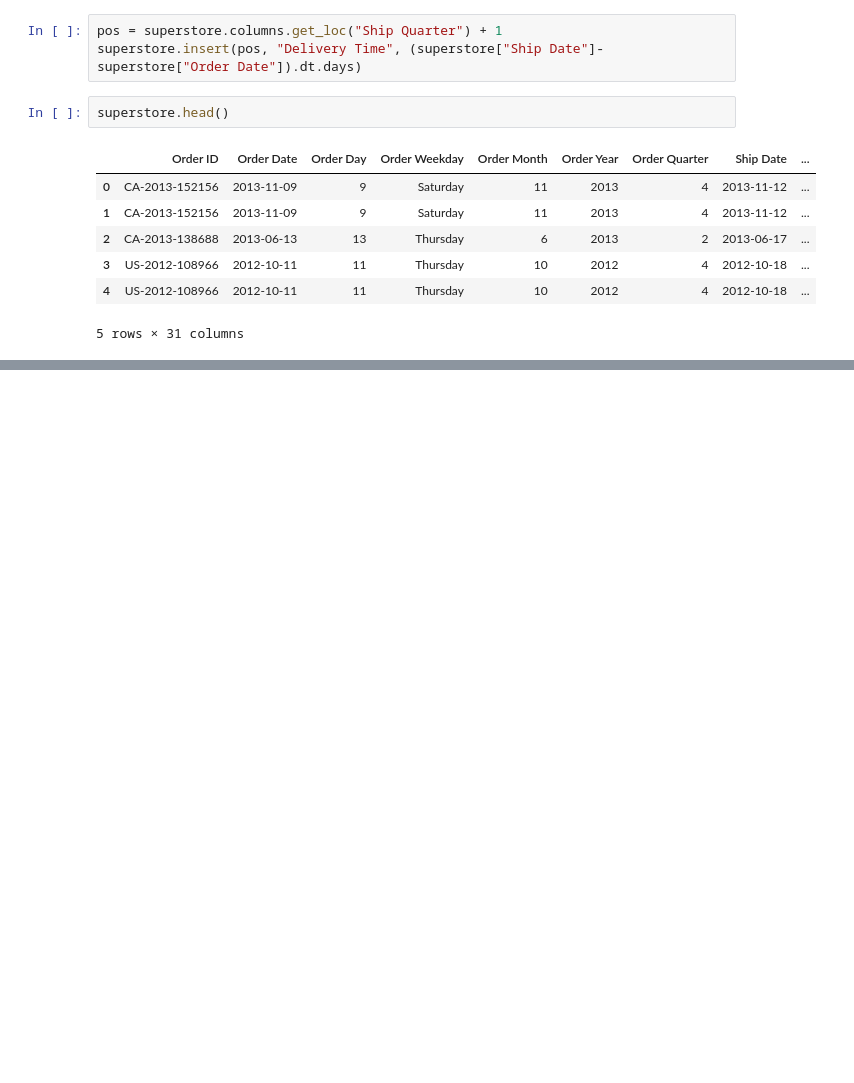
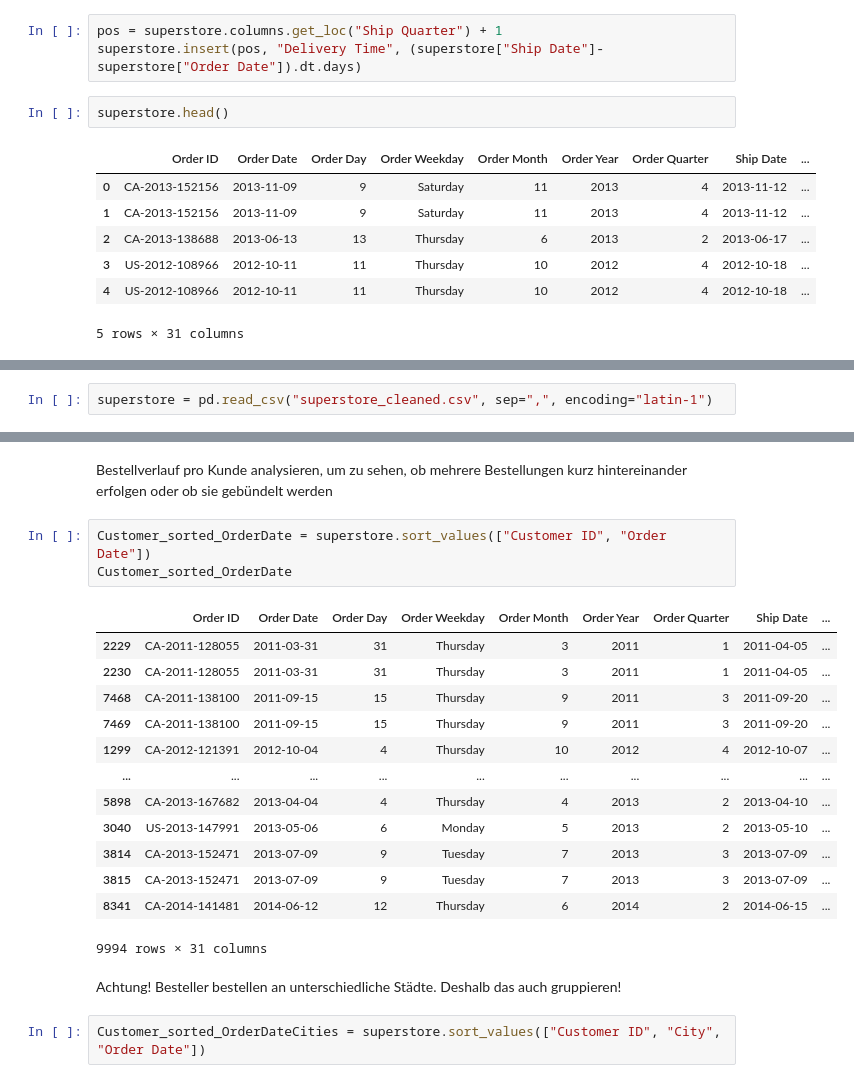
Before and after one commit to manipuppeteer/Data-Analysis-Project-DataCraft, a Jupyter notebook: Superstore.ipynb, the cells around one changed output, grey strips where cells are left out. Saved outputs shown, nothing was run; the diff lists cells and outputs as text; blank space fills up the shorter version.

```diff
--- a/Superstore.ipynb
+++ b/Superstore.ipynb
@@ -153,0 +148,2 @@ superstore.head()
+# %%
+superstore = pd.read_csv("superstore_cleaned.csv", sep=",", encoding="latin-1")
@@ -153,0 +195,23 @@ superstore.head()
+# %% [markdown]
+Bestellverlauf pro Kunde analysieren, um zu sehen, ob mehrere Bestellungen kurz hintereinander erfolgen oder ob sie gebündelt werden
+# %%
+Customer_sorted_OrderDate = superstore.sort_values(["Customer ID", "Order Date"])
+Customer_sorted_OrderDate
+# %% [output]
+|  | Order ID | Order Date | Order Day | Order Weekday | Order Month | Order Year | Order Quarter | Ship Date | ... |
+| 2229 | CA-2011-128055 | 2011-03-31 | 31 | Thursday | 3 | 2011 | 1 | 2011-04-05 | ... |
+| 2230 | CA-2011-128055 | 2011-03-31 | 31 | Thursday | 3 | 2011 | 1 | 2011-04-05 | ... |
+| 7468 | CA-2011-138100 | 2011-09-15 | 15 | Thursday | 9 | 2011 | 3 | 2011-09-20 | ... |
+| 7469 | CA-2011-138100 | 2011-09-15 | 15 | Thursday | 9 | 2011 | 3 | 2011-09-20 | ... |
+| 1299 | CA-2012-121391 | 2012-10-04 | 4 | Thursday | 10 | 2012 | 4 | 2012-10-07 | ... |
+| ... | ... | ... | ... | ... | ... | ... | ... | ... | ... |
+| 5898 | CA-2013-167682 | 2013-04-04 | 4 | Thursday | 4 | 2013 | 2 | 2013-04-10 | ... |
+| 3040 | US-2013-147991 | 2013-05-06 | 6 | Monday | 5 | 2013 | 2 | 2013-05-10 | ... |
+| 3814 | CA-2013-152471 | 2013-07-09 | 9 | Tuesday | 7 | 2013 | 3 | 2013-07-09 | ... |
+| 3815 | CA-2013-152471 | 2013-07-09 | 9 | Tuesday | 7 | 2013 | 3 | 2013-07-09 | ... |
+| 8341 | CA-2014-141481 | 2014-06-12 | 12 | Thursday | 6 | 2014 | 2 | 2014-06-15 | ... |
+9994 rows × 31 columns
+# %% [markdown]
+Achtung! Besteller bestellen an unterschiedliche Städte. Deshalb das auch gruppieren!
+# %%
+Customer_sorted_OrderDateCities = superstore.sort_values(["Customer ID", "City", "Order Date"])
```
Also changed, not shown: parts of 11 cells of this notebook.
